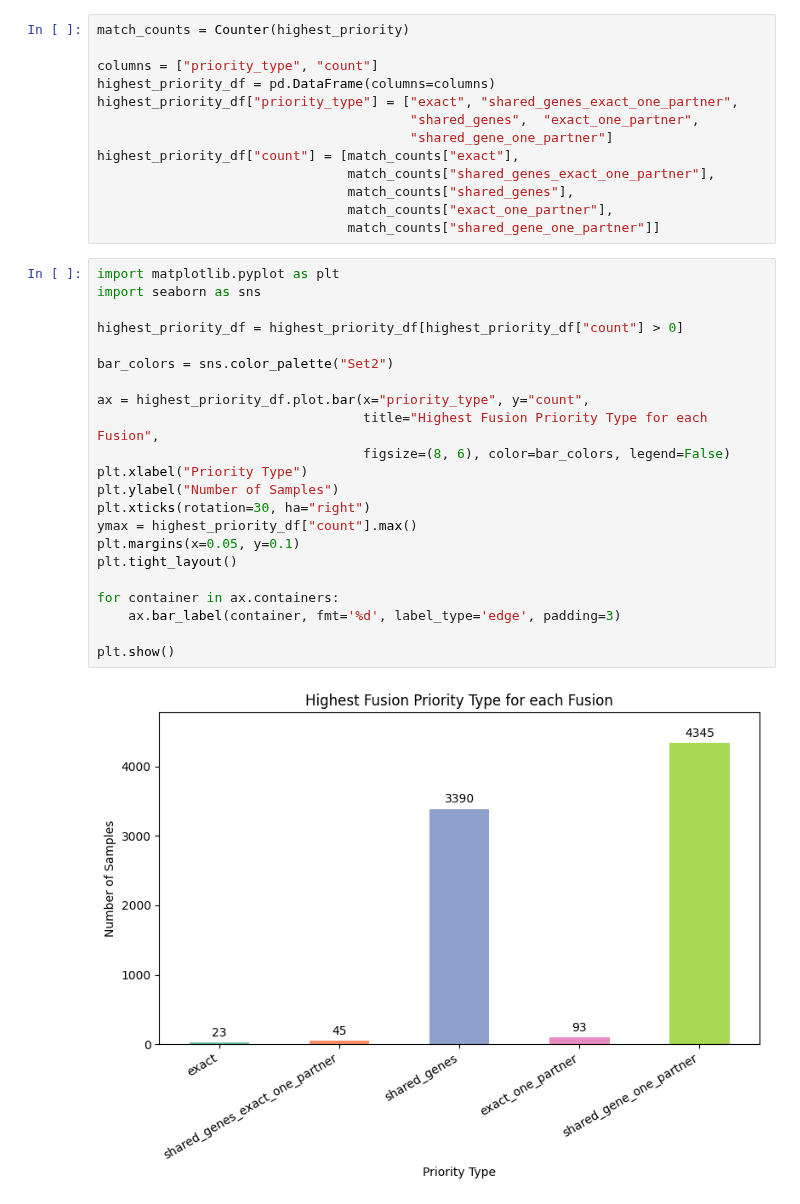
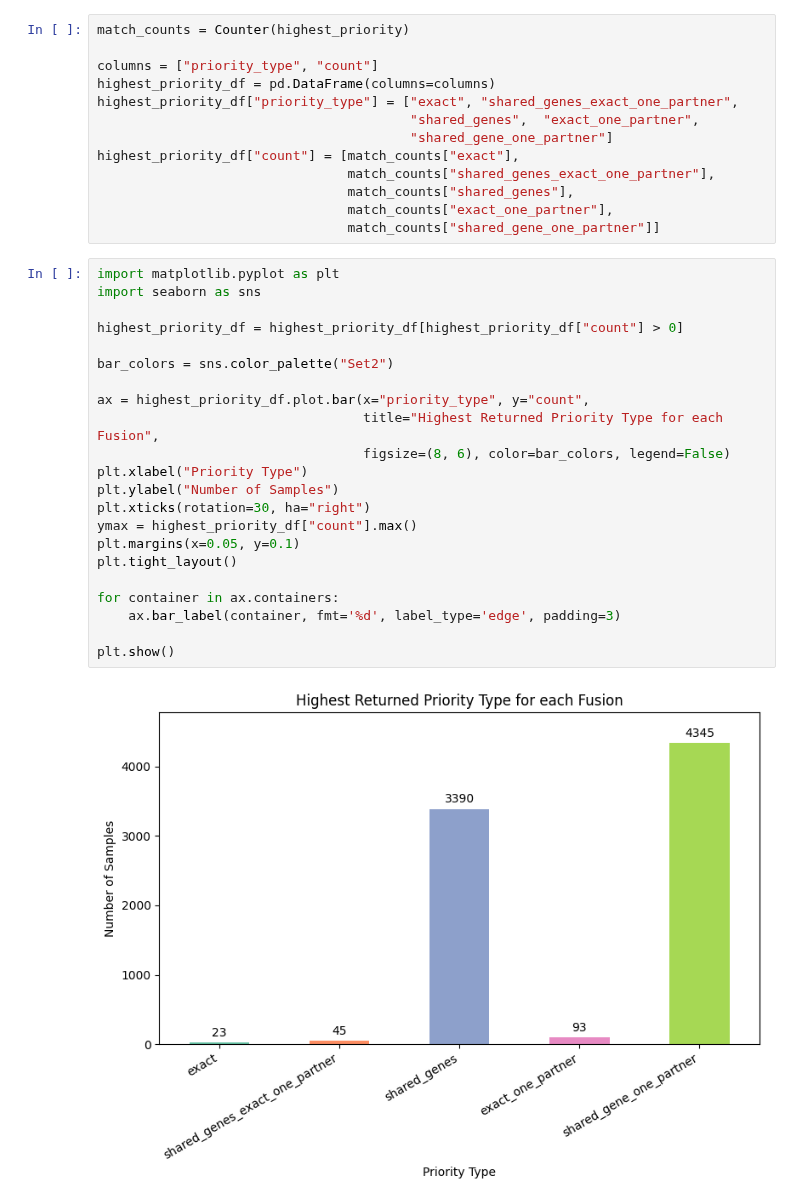
Before and after one commit to cancervariants/fusor, a Jupyter notebook: notebooks/demonstrative_analysis/genie_analysis.ipynb, the cells around one changed output. Cells and saved outputs as stored; diff of their text form.

Commit message:
Change figure title

```diff
--- a/notebooks/demonstrative_analysis/genie_analysis.ipynb
+++ b/notebooks/demonstrative_analysis/genie_analysis.ipynb
@@ -464,24 +464,24 @@ highest_priority_df["count"] = [match_counts["exact"],
 # %%
 import matplotlib.pyplot as plt
 import seaborn as sns
 
 highest_priority_df = highest_priority_df[highest_priority_df["count"] > 0]
 
 bar_colors = sns.color_palette("Set2")
 
 ax = highest_priority_df.plot.bar(x="priority_type", y="count",
-                                  title="Highest Fusion Priority Type for each Fusion",
+                                  title="Highest Returned Priority Type for each Fusion",
                                   figsize=(8, 6), color=bar_colors, legend=False)
 plt.xlabel("Priority Type")
 plt.ylabel("Number of Samples")
 plt.xticks(rotation=30, ha="right")
 ymax = highest_priority_df["count"].max()
 plt.margins(x=0.05, y=0.1)
 plt.tight_layout()
 
 for container in ax.containers:
     ax.bar_label(container, fmt='%d', label_type='edge', padding=3)
 
 plt.show()
 # %% [output]
-[figure, old version]
+[figure, new version]
```
